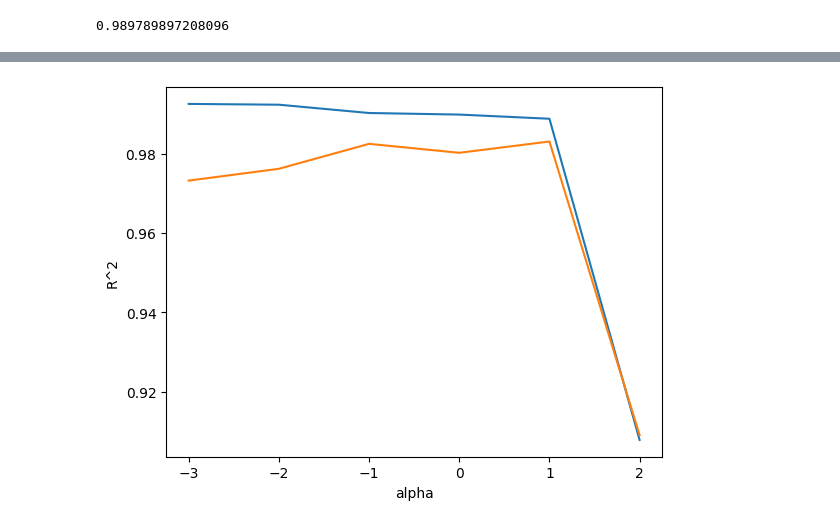
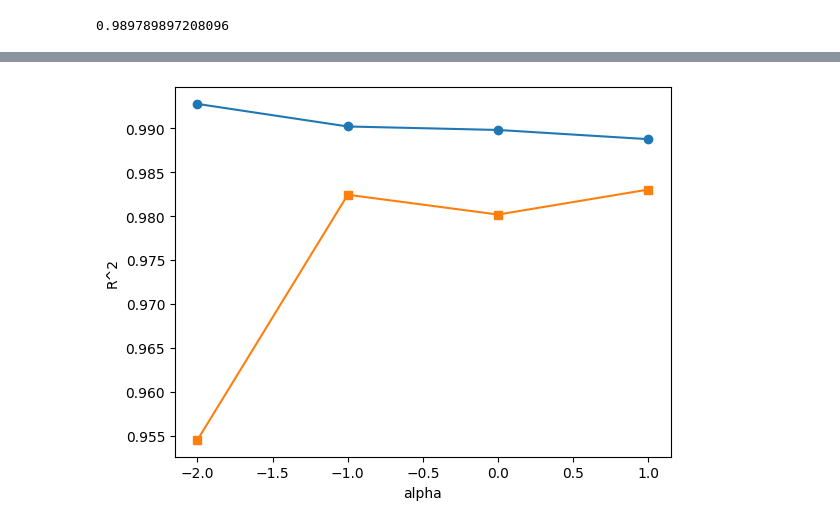
Before and after one commit to glasslego/ml-deep-learning-study, a Jupyter notebook: src/notebook/3-3_regularization.ipynb, the cells around one changed output, grey strips where cells are left out. Saved outputs shown, nothing was run; the diff lists cells and outputs as text; code cells hidden in the pictures.

```diff
--- a/src/notebook/3-3_regularization.ipynb
+++ b/src/notebook/3-3_regularization.ipynb
@@ -240,23 +315,23 @@ print(lasso.score(test_scaled, test_target))
 train_score = []
 test_score = []
 
-alpha_list = [0.001, 0.01, 0.1, 1, 10, 100]
+alpha_list = [0.01, 0.1, 1, 10]
 for alpha in alpha_list:
     # 라쏘 모델을 만듭니다
-    lasso = Lasso(alpha=alpha, max_iter=10000)
+    lasso = Lasso(alpha=alpha, max_iter=100000)
     # 라쏘 모델을 훈련합니다
     lasso.fit(train_scaled, train_target)
     # 훈련 점수와 테스트 점수를 저장합니다
     train_score.append(lasso.score(train_scaled, train_target))
     test_score.append(lasso.score(test_scaled, test_target))
 # %%
-plt.plot(np.log10(alpha_list), train_score)
-plt.plot(np.log10(alpha_list), test_score)
+plt.plot(np.log10(alpha_list), train_score, marker='o')
+plt.plot(np.log10(alpha_list), test_score, marker='s')
 plt.xlabel("alpha")
 plt.ylabel("R^2")
 plt.show()
 # %% [output]
-[figure, old version]
+[figure, new version]
 # %%
 lasso = Lasso(alpha=10)
 lasso.fit(train_scaled, train_target)
```
Also changed, not shown: parts of 21 cells of this notebook, 10 other files.
